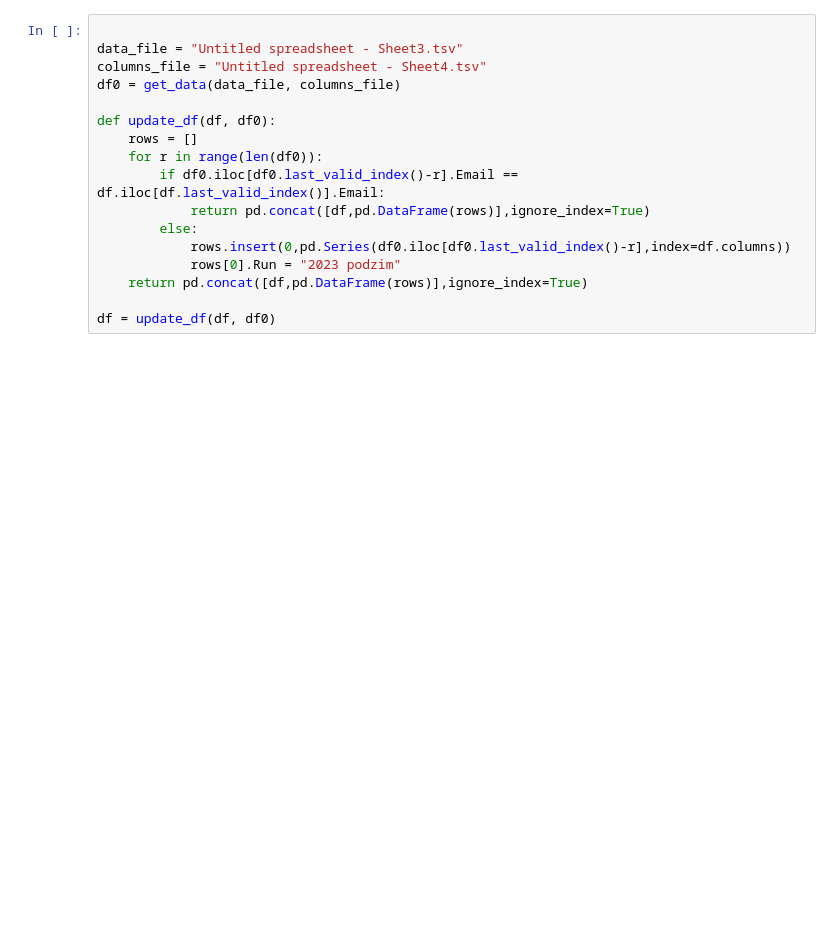
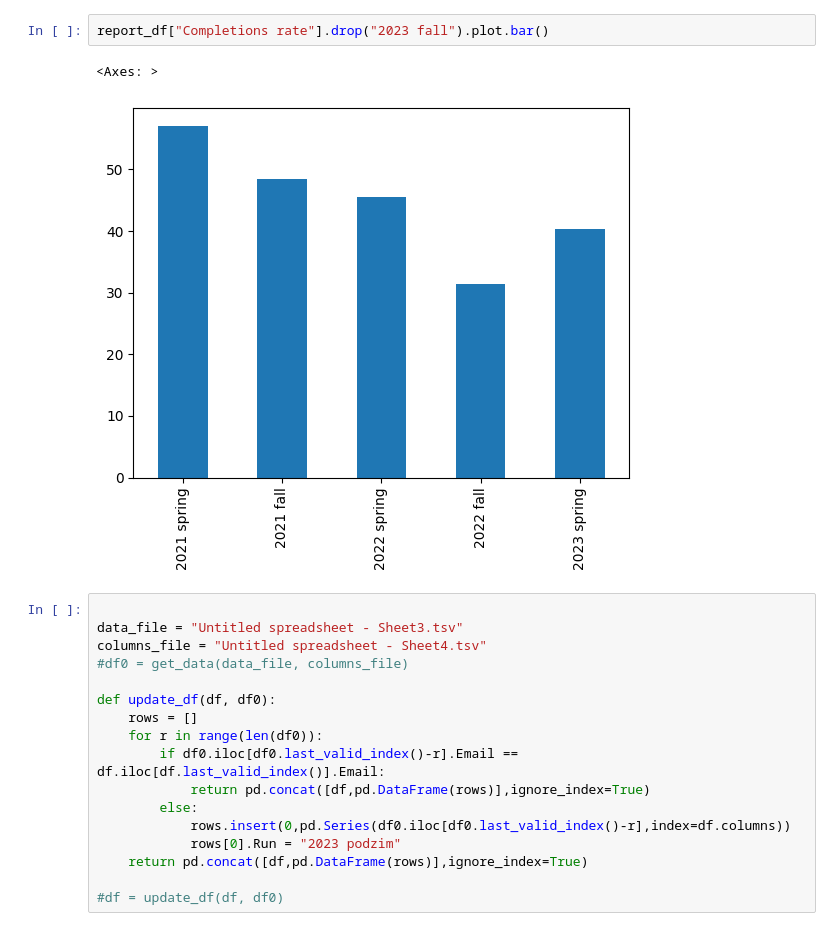
Before and after one commit to GPT-4I/evals, a Jupyter notebook: data.ipynb, the cells around one changed output. Cells and saved outputs as stored; diff of their text form; blank space fills up the shorter version.

```diff
--- a/data.ipynb
+++ b/data.ipynb
@@ -92,8 +83,13 @@ past_runs
+# %%
+report_df["Completions rate"].drop("2023 fall").plot.bar()
+# %% [output]
+<Axes: >
+[figure, added]
 # %%
 
 data_file = "Untitled spreadsheet - Sheet3.tsv"
 columns_file = "Untitled spreadsheet - Sheet4.tsv"
-df0 = get_data(data_file, columns_file)
+#df0 = get_data(data_file, columns_file)
 
 def update_df(df, df0):
     rows = []
@@ -105,4 +101,4 @@ def update_df(df, df0):
             rows[0].Run = "2023 podzim"
     return pd.concat([df,pd.DataFrame(rows)],ignore_index=True)
 
-df = update_df(df, df0)
+#df = update_df(df, df0)
```
Also changed, not shown: parts of 9 cells of this notebook.
